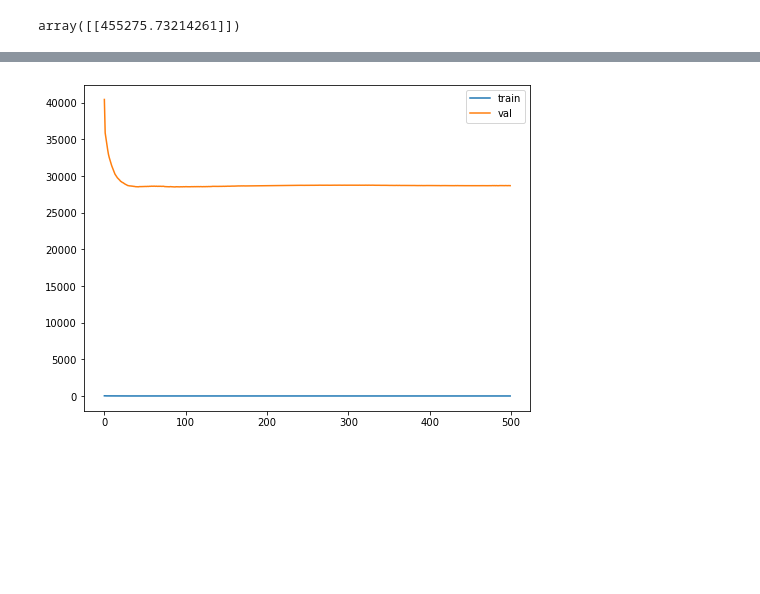
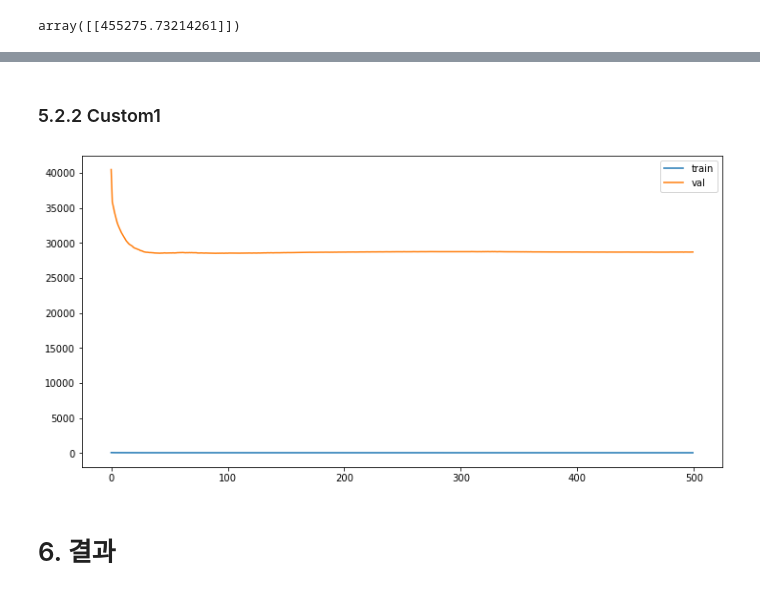
Before and after one commit to nsms556/Kaggle-House, a Jupyter notebook: house.ipynb, the cells around one changed output, grey strips where cells are left out. Cells and saved outputs as stored; diff of their text form; code cells hidden in the pictures; blank space fills up the shorter version.

```diff
--- a/house.ipynb
+++ b/house.ipynb
@@ -275,3 +311,0 @@ train_df
-# %%
-train_df['MasVnrArea'].fillna(train_df['MasVnrArea'].mean(), inplace=True)
-train_df['LotFrontage'].fillna(train_df['LotFrontage'].mean(), inplace=True)
@@ -348,7 +394,7 @@ def train(model, dataloader, optimizer, criterion, epoch, log=False) :
         inputs, targets = inputs.to(device), targets.to(device)
         optimizer.zero_grad()
 
-        outputs = net(inputs)
+        outputs = model(inputs)
         loss = criterion(outputs.view(-1), targets)
         loss.backward()
 
@@ -387,7 +433,7 @@ def eval(model, dataloader, criterion, epoch, log=False) :
 
     return avg_loss
 # %%
-def run(model, criterion, optimizer, epochs) :
+def run(model, criterion, optimizer, epochs, name) :
     train_loss = []
     val_loss = []
     save_loss = float('inf')
@@ -401,8 +447,10 @@ def run(model, criterion, optimizer, epochs) :
 
         if save_loss > v_loss :
             save_loss = v_loss
-            torch.save(model, './checkpoints/linear1.pt')
+            torch.save(model, './checkpoints/{}.pt'.format(name))
 
     return train_loss, val_loss
+# %% [markdown]
+### 5.2.2 Custom1
 # %%
 lr = 0.001
@@ -417,8 +461,10 @@ if not os.path.exists('checkpoints') :
 # %%
-train_loss, val_loss = run(net, criterion, optimizer, 500)
+train_loss, val_loss = run(net, criterion, optimizer, 500, 'Custom1')
 # %%
-pd.DataFrame({'train':train_loss, 'val':val_loss}).plot(figsize=(8,6))
+pd.DataFrame({'train':train_loss, 'val':val_loss}).plot(figsize=(12,6))
 
 plt.show()
 # %% [output]
-[figure, old version]
+[figure, new version]
+# %% [markdown]
+# 6. 결과
```
Also changed, not shown: parts of 20 cells of this notebook, 1 other file.
